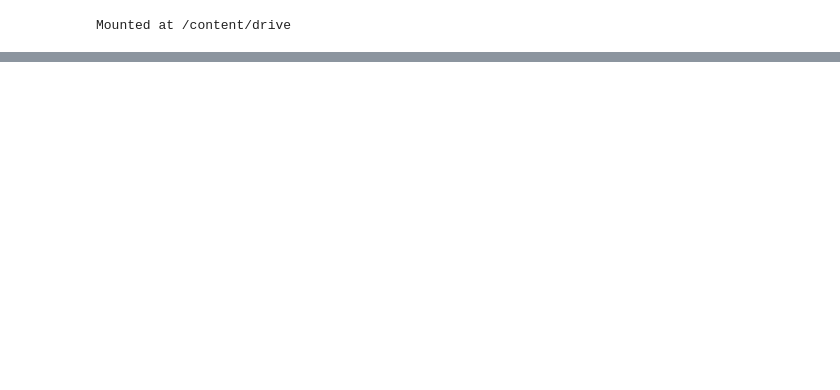
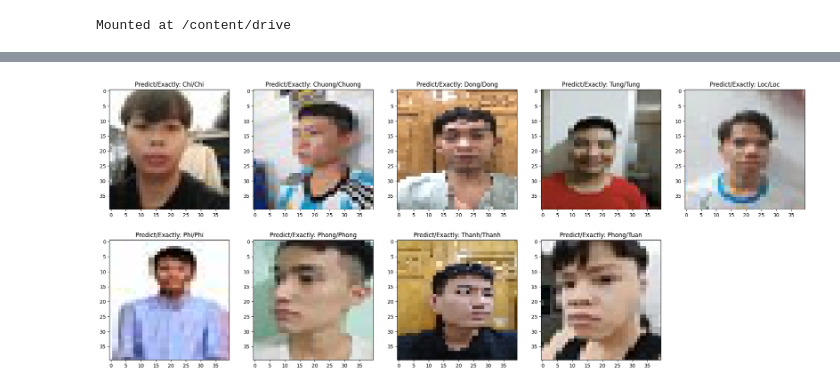
Before and after one commit to Quang-Trong-Tan-Loc/AI, a Jupyter notebook: BT11_classify_face_with_CNN.ipynb, the cells around one changed output, grey strips where cells are left out. Cells and saved outputs as stored; diff of their text form; code cells hidden in the pictures; blank space fills up the shorter version.

```diff
--- a/BT11_classify_face_with_CNN.ipynb
+++ b/BT11_classify_face_with_CNN.ipynb
@@ -158,0 +203,52 @@ Chuong
+# %%
+
+plt.figure(figsize = [25,10])
+
+plt.subplot(251)
+plt.imshow(X_test[10])
+pred = model.predict(X_test[10].reshape((1,40,40,3)))
+plt.title('Predict/Exactly: {}/{}'.format(name[pred.argmax()], name[y_test[10].argmax()] ))
+
+plt.subplot(252)
+plt.imshow(X_test[20])
+pred = model.predict(X_test[20].reshape((1,40,40,3)))
+plt.title('Predict/Exactly: {}/{}'.format(name[pred.argmax()], name[y_test[20].argmax()] ))
+
+plt.subplot(253)
+plt.imshow(X_test[30])
+pred = model.predict(X_test[30].reshape((1,40,40,3)))
+plt.title('Predict/Exactly: {}/{}'.format(name[pred.argmax()], name[y_test[30].argmax()] ))
+
+plt.subplot(254)
+plt.imshow(X_test[140])
+pred = model.predict(X_test[140].reshape((1,40,40,3)))
+plt.title('Predict/Exactly: {}/{}'.format(name[pred.argmax()], name[y_test[140].argmax()] ))
+
+plt.subplot(255)
+plt.imshow(X_test[149])
+pred = model.predict(X_test[149].reshape((1,40,40,3)))
+plt.title('Predict/Exactly: {}/{}'.format(name[pred.argmax()], name[y_test[149].argmax()] ))
+
+plt.subplot(256)
+plt.imshow(X_test[60])
+pred = model.predict(X_test[60].reshape((1,40,40,3)))
+plt.title('Predict/Exactly: {}/{}'.format(name[pred.argmax()], name[y_test[60].argmax()] ))
+
+plt.subplot(257)
+plt.imshow(X_test[70])
+pred = model.predict(X_test[70].reshape((1,40,40,3)))
+plt.title('Predict/Exactly: {}/{}'.format(name[pred.argmax()], name[y_test[70].argmax()] ))
+
+plt.subplot(258)
+plt.imshow(X_test[90])
+pred = model.predict(X_test[90].reshape((1,40,40,3)))
+plt.title('Predict/Exactly: {}/{}'.format(name[pred.argmax()], name[y_test[90].argmax()] ))
+
+plt.subplot(259)
+plt.imshow(X_test[130])
+pred = model.predict(X_test[130].reshape((1,40,40,3)))
+plt.title('Predict/Exactly: {}/{}'.format(name[pred.argmax()], name[y_test[130].argmax()] ))
+
+
+plt.show()
+# %% [output]
@@ -158,0 +264 @@ Chuong
+[figure, added]
```
Also changed, not shown: parts of 17 cells of this notebook.
